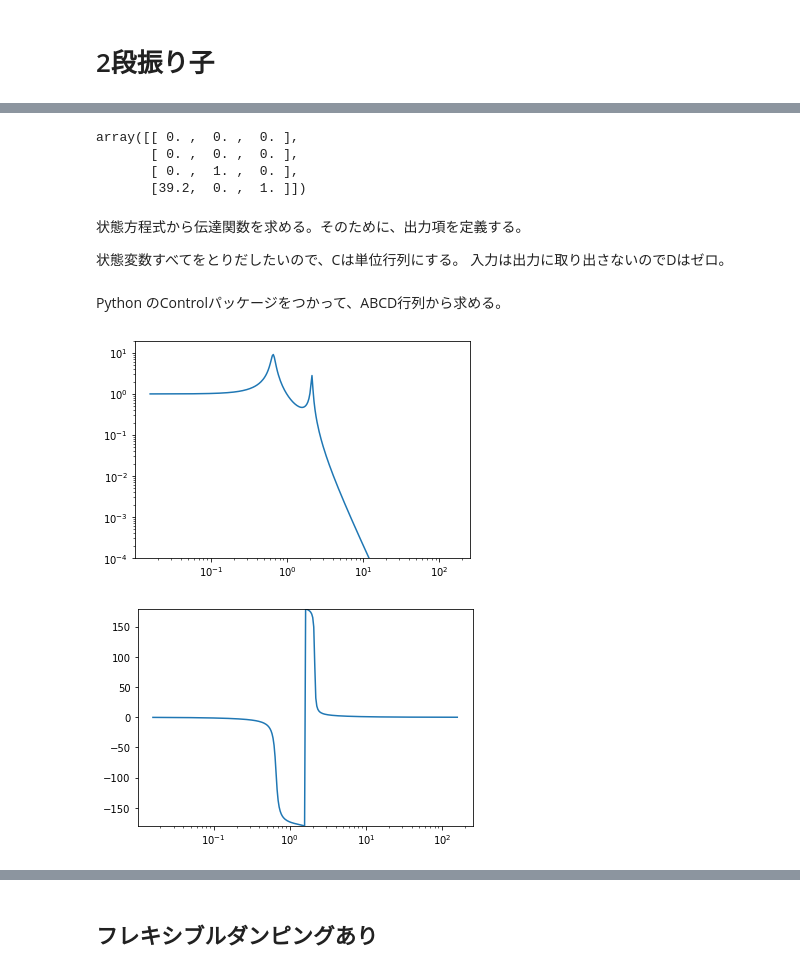
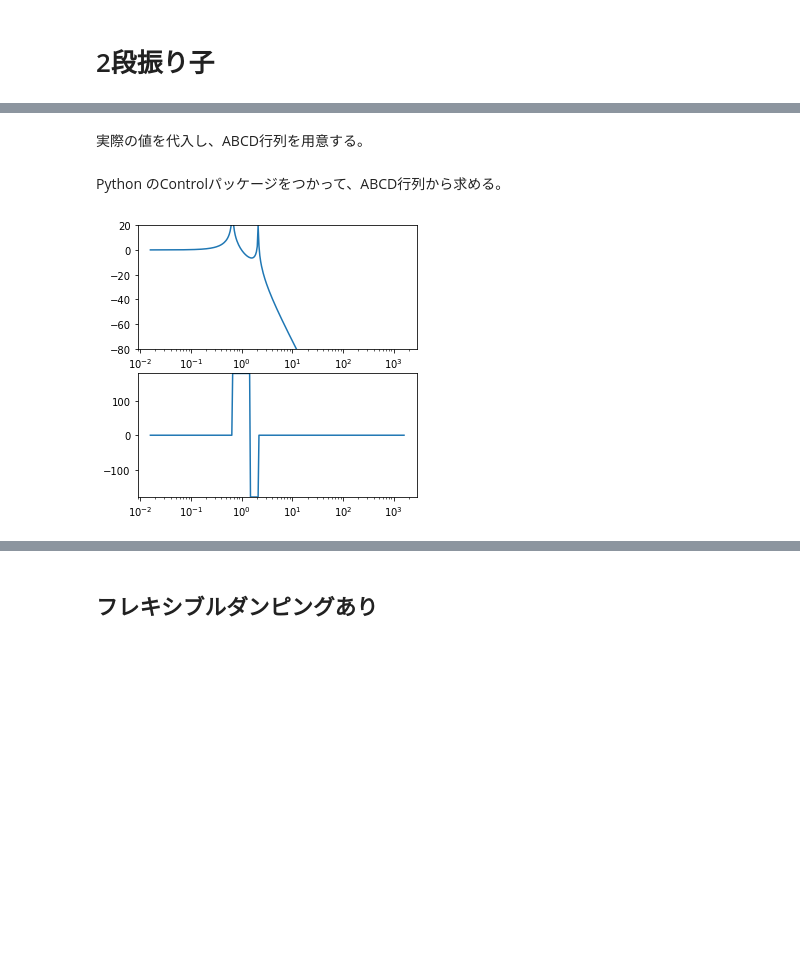
Before and after one commit to gw-vis/kagra-vis, a Jupyter notebook: beginner/pendulum.ipynb, the cells around one changed output, grey strips where cells are left out. Saved outputs shown, nothing was run; the diff lists cells and outputs as text; code cells hidden in the pictures; blank space fills up the shorter version.

```diff
--- a/beginner/pendulum.ipynb
+++ b/beginner/pendulum.ipynb
@@ -161,40 +150,22 @@ $\displaystyle \left( \left[\begin{matrix}0 & 0 & 1 & 0\\0 & 0 & 0 & 1\\- \frac{
+# %% [markdown]
+実際の値を代入し、ABCD行列を用意する。
 # %%
 m1n = 1. #kg
 m2n = 1. #kg
-c1n = 0.5 #
-c2n = 0.5 #
+c1n = 0.0 #
+c2n = 0.0 #
 l1n = 0.25
 l2n = 0.5 - l1n
 w1n = (gn/l1n)**(1/2)
 w2n = (gn/l2n)**(1/2)
 k1n = w1n**2*m1n
 k2n = w2n**2*m2n
-#k1n = 4 #
-#k2n = 4 #
-
-#As_func = lambdify((m1, m2, c1, c2, k1, k2), As, modules="numpy")
-#Bs_func = lambdify((m1, m2, k1, k2), Bs, modules="numpy")
-
-#A0 = As_func(m1n, m2n, c1n, c2n, k1n, k2n)
-#B0 = Bs_func(m1n, m2n, k1n, k2n)
 
 As_func = lambdify((m1, c1, k1, m2, c2, k2), As, modules="numpy")
 Bs_func = lambdify((m1, k1, m2, k2), Bs, modules="numpy")
 
 A0 = As_func(m1n, c1n, k1n, m2n, c2n, k2n)
 B0 = Bs_func(m1n, k1n, m2n, k2n)
-A0
-B0
-# %% [output]
-array([[ 0. ,  0. ,  0. ],
-       [ 0. ,  0. ,  0. ],
-       [ 0. ,  1. ,  0. ],
-       [39.2,  0. ,  1. ]])
-# %% [markdown]
-状態方程式から伝達関数を求める。そのために、出力項を定義する。
-
-状態変数すべてをとりだしたいので、Cは単位行列にする。
-入力は出力に取り出さないのでDはゼロ。
 # %%
 C = np.eye(4)
 D = np.zeros((4,3))
@@ -203,27 +174,18 @@ Python のControlパッケージをつかって、ABCD行列から求める。
 # %%
 import matplotlib.pyplot as plt
 sys = control.ss(A0,B0,C,D)
-mag,phase,omega = sys.freqresp(np.logspace(-1,3,300))
-plt.figure()
-
-# in  0: X
-#     1: f1
-#     2: f2
-# out 0: x1
-#     1: x2
-#     2: v1
-#     3: v2
+mag,phase,omega = sys.freqresp(np.logspace(-1,4,300))
 
 _in,_out = 0,0
-mag = mag[_out][_in]
+
+fig, ax = plt.subplots(2,1,figsize=(5,5))
+mag = 20*np.log10(mag[_out][_in])
 phase = phase[_out][_in]
 freq = omega/(2.0*np.pi)
-plt.loglog(freq,mag)
-plt.ylim(1e-4,2e1)
-plt.figure()
-plt.semilogx(freq, np.rad2deg(phase))
-plt.ylim(-180,180)
+ax[0].semilogx(freq,mag)
+ax[0].set_ylim(-80,20)
+ax[1].semilogx(freq, np.rad2deg(phase))
+ax[1].set_ylim(-180,180)
 plt.show()
 # %% [output]
-[figure, old version]
+[figure, new version]
-[figure, removed]
```
Also changed, not shown: parts of 29 cells of this notebook, 1 other file.
